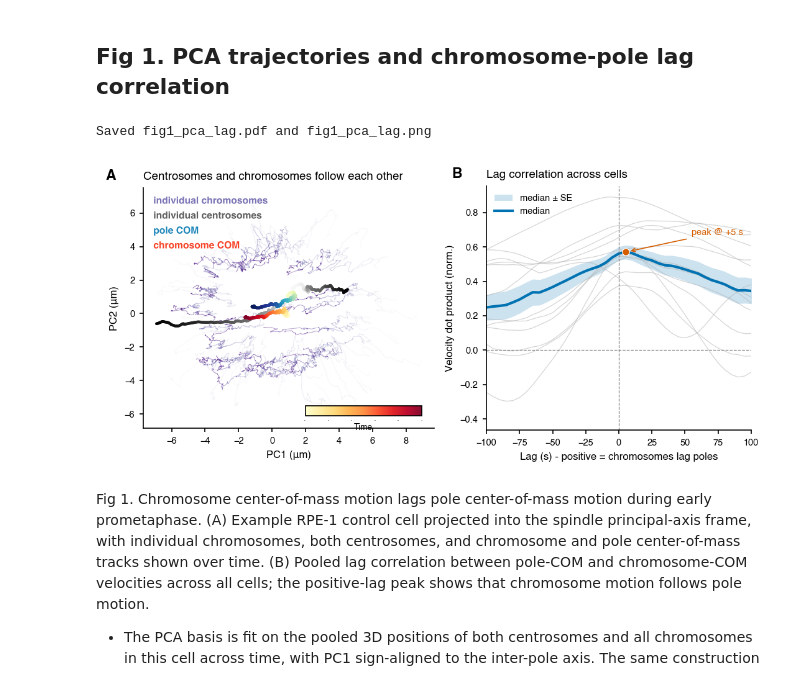
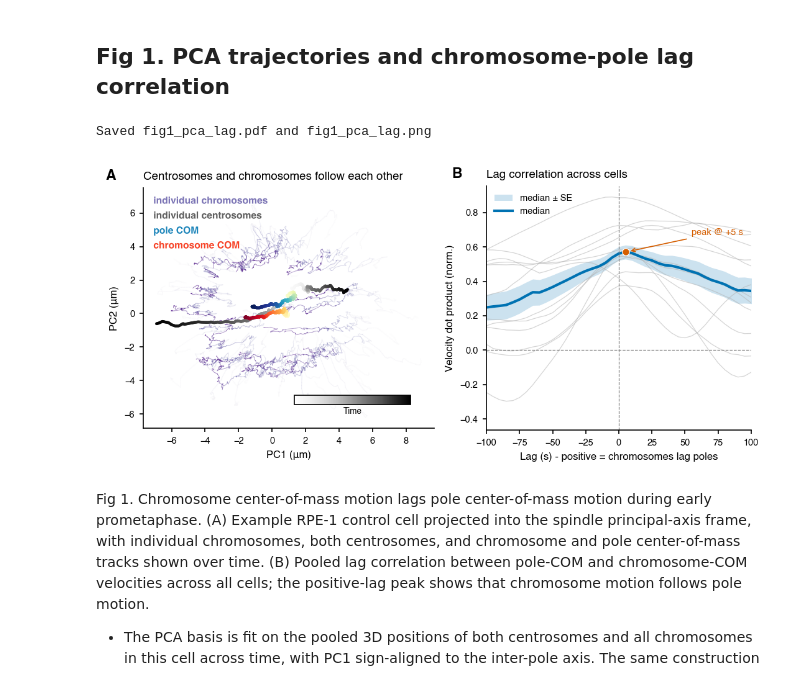
Before and after one commit to chris-miles/chrom-learning-2026, a Jupyter notebook: paper_figures/rendered/00_main_figure.ipynb, the cells around one changed output. Drawn from its saved outputs; the diff is of its cells as text; code cells hidden in the pictures.

```diff
--- a/paper_figures/rendered/00_main_figure.ipynb
+++ b/paper_figures/rendered/00_main_figure.ipynb
@@ -259,11 +259,18 @@ ax_pca.set_ylabel("PC2 (μm)")
 ax_pca.set_title("Centrosomes and chromosomes follow each other",
                  loc="left", fontsize=9)
 
+# Neutral grey time gradient (decoupled from any single track's colormap).
+from matplotlib.cm import ScalarMappable
+from matplotlib.colors import Normalize as _Normalize
+
 cbar_time = inset_axes(ax_pca, width="40%", height="4%", loc="lower right",
-                       borderpad=1.4)
-plt.colorbar(lc_time, cax=cbar_time, orientation="horizontal")
+                       borderpad=2.6)
+_time_sm = ScalarMappable(norm=_Normalize(0.0, 1.0), cmap="Greys")
+_time_sm.set_array([])
+plt.colorbar(_time_sm, cax=cbar_time, orientation="horizontal")
 cbar_time.set_xlabel("Time", fontsize=6.5, labelpad=2)
-cbar_time.tick_params(labelsize=0, length=0)
+cbar_time.set_xticks([])
+cbar_time.tick_params(length=0)
 
 _legend_specs = [
     ("individual chromosomes", "Purples", 0.65),
@@ -303,34 +310,34 @@ peak_lag = lag_result.lags[peak_idx]
 peak_val = lag_result.median[peak_idx]
 
 ax_lag.axhline(0.0, color="0.5", linestyle="--", linewidth=0.6)
 ax_lag.axvline(0.0, color="0.5", linestyle="--", linewidth=0.6)
 ax_lag.set_xlim(-100.0, 100.0)
 ax_lag.set_xlabel("Lag (s) - positive = chromosomes lag poles")
 ax_lag.set_ylabel("Velocity dot product (norm.)")
 ax_lag.set_title("Lag correlation across cells", loc="left", fontsize=9)
 ax_lag.legend(loc="upper left", frameon=False)
 
 ax_lag.plot(peak_lag, peak_val, "o", color=OKABE_ITO["vermil"],
             markersize=5.5, markeredgecolor="white", markeredgewidth=0.6,
             zorder=5)
 ax_lag.annotate(f"peak @ {peak_lag:+.0f} s",
                 xy=(peak_lag, peak_val),
                 xytext=(peak_lag + 50, peak_val + 0.10),
                 fontsize=7, color=OKABE_ITO["vermil"],
                 arrowprops=dict(arrowstyle="->", color=OKABE_ITO["vermil"],
                                 lw=0.8, shrinkA=2, shrinkB=4))
 
 # Panel labels (A, B)
 for ax, label in [(ax_pca, "A"), (ax_lag, "B")]:
     ax.text(-0.13, 1.02, label, transform=ax.transAxes,
             fontsize=11, fontweight="bold", va="bottom", ha="left")
 
 fig1.tight_layout()
 save_figure(fig1, "fig1_pca_lag")
 plt.show()
 # %% [output]
 Saved fig1_pca_lag.pdf and fig1_pca_lag.png
-[figure, old version]
+[figure, new version]
 # %% [markdown]
 Fig 1. Chromosome center-of-mass motion lags pole center-of-mass
 motion during early prometaphase. (A) Example RPE-1 control cell
```
Also changed, not shown: parts of 2 cells of this notebook, 4 other files.
